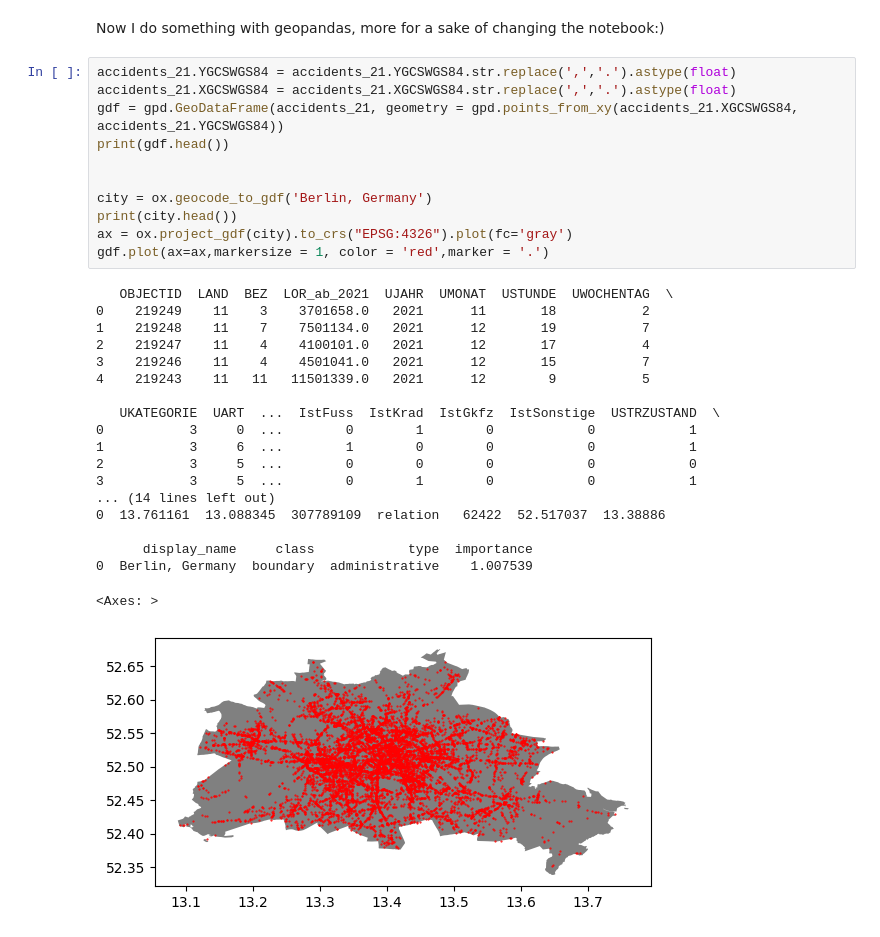
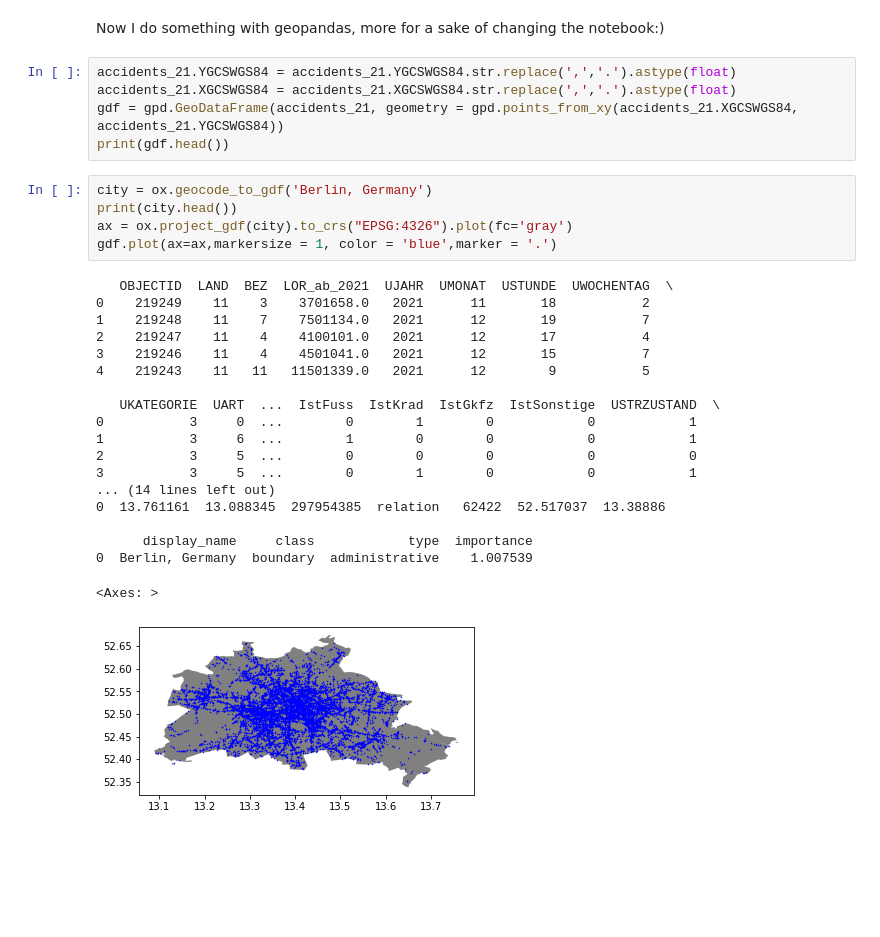
Before and after one commit to Ossssip/Berlin_traffic_accidents_vs_votes, a Jupyter notebook: Traffic_Accidents.ipynb, the cells around one changed output. Drawn from its saved outputs; the diff is of its cells as text; blank space fills up the shorter version.

```diff
--- a/Traffic_Accidents.ipynb
+++ b/Traffic_Accidents.ipynb
@@ -72,33 +72,32 @@ accidents_21.value_counts('UMONAT',sort=False).plot(kind='bar',title='Accidents
 # %% [markdown]
 Now I do something with geopandas, more for a sake of changing the notebook:)
+# %%
+accidents_21.YGCSWGS84 = accidents_21.YGCSWGS84.str.replace(',','.').astype(float)
+accidents_21.XGCSWGS84 = accidents_21.XGCSWGS84.str.replace(',','.').astype(float)
+gdf = gpd.GeoDataFrame(accidents_21, geometry = gpd.points_from_xy(accidents_21.XGCSWGS84, accidents_21.YGCSWGS84))
+print(gdf.head())
 # %%
-accidents_21.YGCSWGS84 = accidents_21.YGCSWGS84.str.replace(',','.').astype(float)
-accidents_21.XGCSWGS84 = accidents_21.XGCSWGS84.str.replace(',','.').astype(float)
-gdf = gpd.GeoDataFrame(accidents_21, geometry = gpd.points_from_xy(accidents_21.XGCSWGS84, accidents_21.YGCSWGS84))
-print(gdf.head())
-
-
 city = ox.geocode_to_gdf('Berlin, Germany')
 print(city.head())
 ax = ox.project_gdf(city).to_crs("EPSG:4326").plot(fc='gray')
-gdf.plot(ax=ax,markersize = 1, color = 'red',marker = '.')
+gdf.plot(ax=ax,markersize = 1, color = 'blue',marker = '.')
 # %% [output]
    OBJECTID  LAND  BEZ  LOR_ab_2021  UJAHR  UMONAT  USTUNDE  UWOCHENTAG  \
 0    219249    11    3    3701658.0   2021      11       18           2
 1    219248    11    7    7501134.0   2021      12       19           7
 2    219247    11    4    4100101.0   2021      12       17           4
 3    219246    11    4    4501041.0   2021      12       15           7
 4    219243    11   11   11501339.0   2021      12        9           5
 
    UKATEGORIE  UART  ...  IstFuss  IstKrad  IstGkfz  IstSonstige  USTRZUSTAND  \
 0           3     0  ...        0        1        0            0            1
 1           3     6  ...        1        0        0            0            1
 2           3     5  ...        0        0        0            0            0
 3           3     5  ...        0        1        0            0            1
 ... (14 lines left out)
-0  13.761161  13.088345  307789109  relation   62422  52.517037  13.38886
+0  13.761161  13.088345  297954385  relation   62422  52.517037  13.38886
 
       display_name     class            type  importance
 0  Berlin, Germany  boundary  administrative    1.007539
 <Axes: >
-[figure, old version]
+[figure, new version]
```
Also changed, not shown: parts of 2 cells of this notebook.
